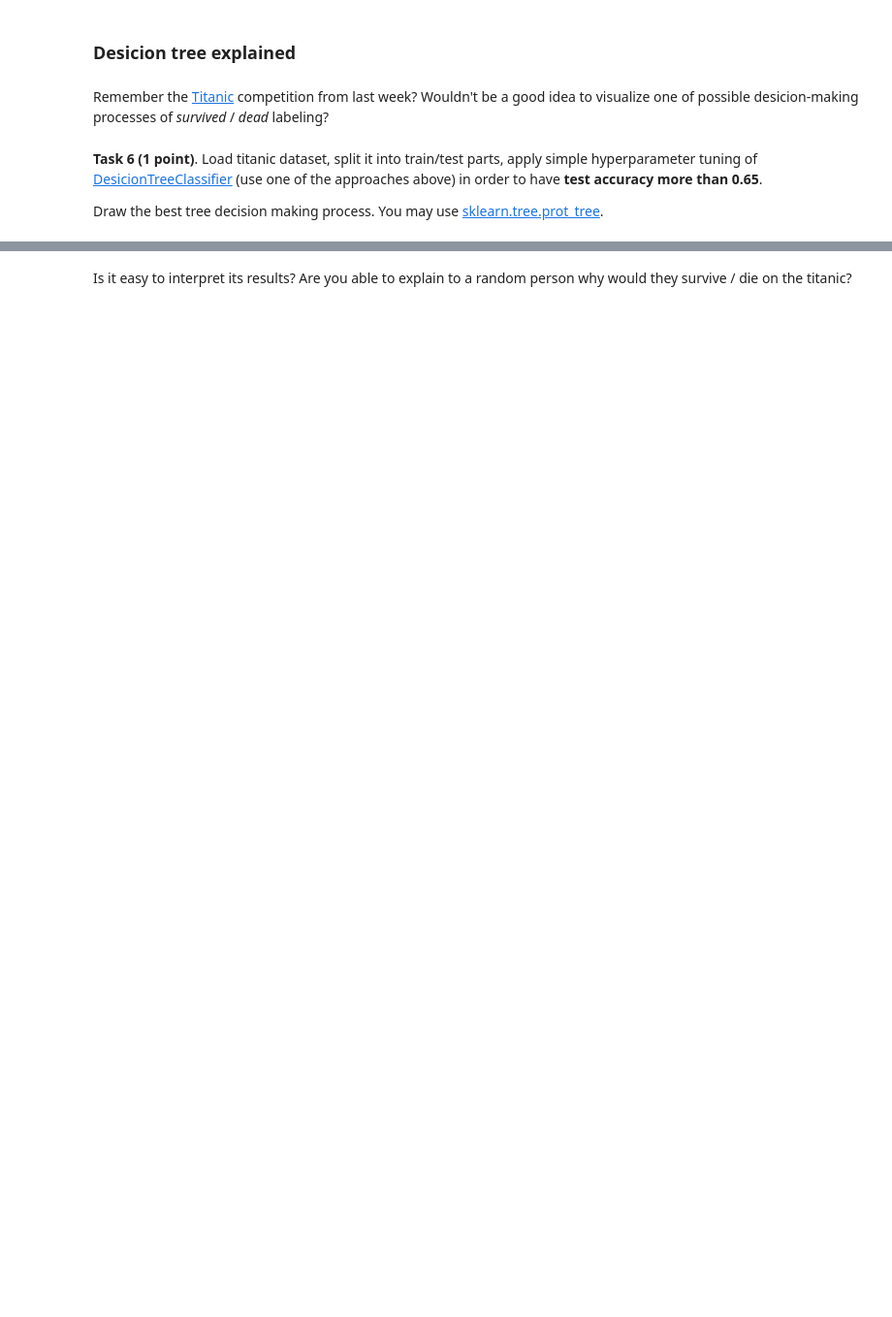
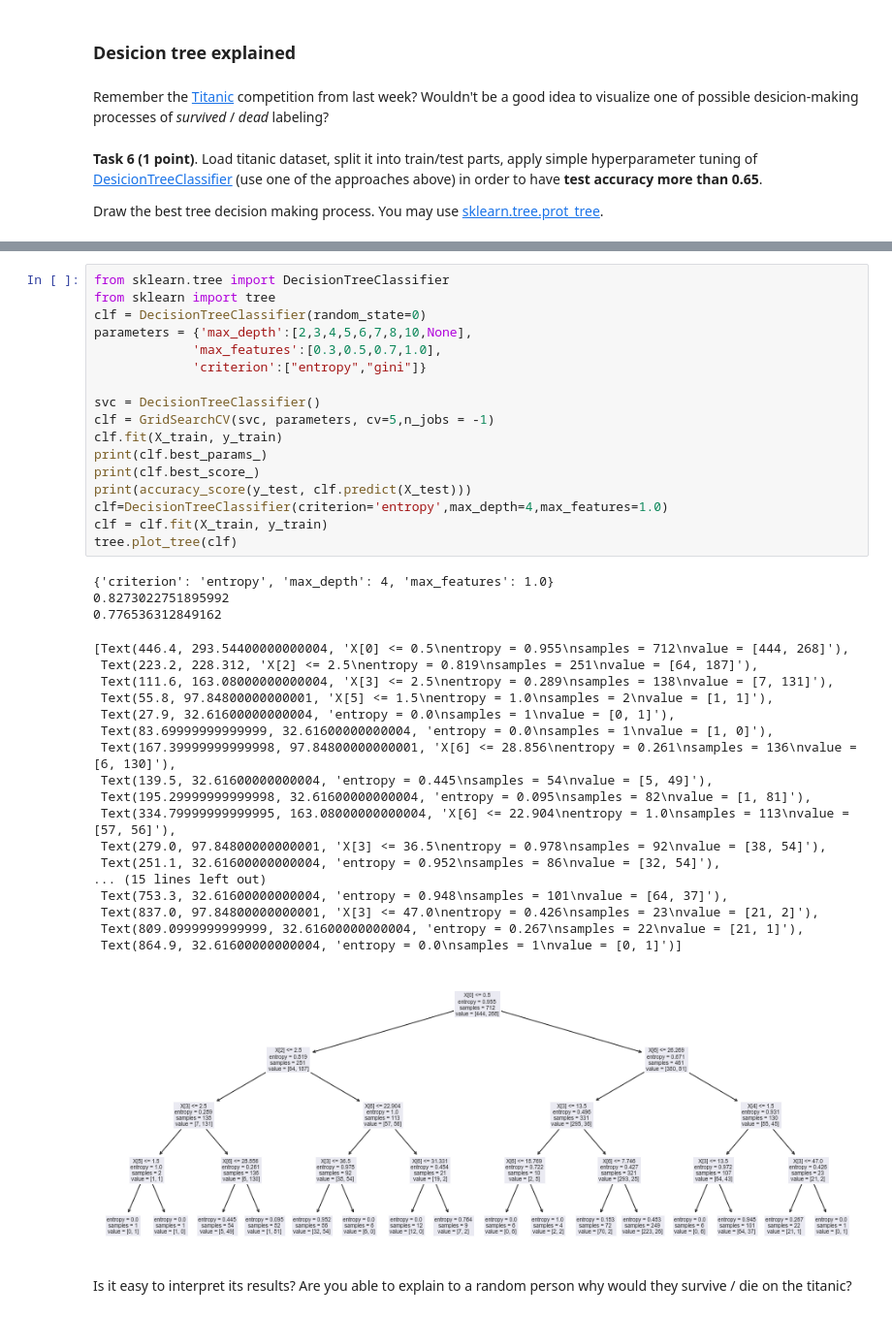
Before and after one commit to AlexeyZubar/Trees-and-Ensembles, a Jupyter notebook: rf_classifier.ipynb, the cells around one changed output, grey strips where cells are left out. Shown: that part at 97% size. Drawn from its saved outputs; the diff is of its cells as text; blank space fills up the shorter version.

```diff
--- a/rf_classifier.ipynb
+++ b/rf_classifier.ipynb
@@ -601,2 +707,41 @@ from sklearn.tree import DecisionTreeClassifier
+# %%
+from sklearn.tree import DecisionTreeClassifier
+from sklearn import tree
+clf = DecisionTreeClassifier(random_state=0)
+parameters = {'max_depth':[2,3,4,5,6,7,8,10,None],
+             'max_features':[0.3,0.5,0.7,1.0],
+             'criterion':["entropy","gini"]}
+
+svc = DecisionTreeClassifier()
+clf = GridSearchCV(svc, parameters, cv=5,n_jobs = -1)
+clf.fit(X_train, y_train)
+print(clf.best_params_)
+print(clf.best_score_)
+print(accuracy_score(y_test, clf.predict(X_test)))
+clf=DecisionTreeClassifier(criterion='entropy',max_depth=4,max_features=1.0)
+clf = clf.fit(X_train, y_train)
+tree.plot_tree(clf)
+# %% [output]
+{'criterion': 'entropy', 'max_depth': 4, 'max_features': 1.0}
+0.8273022751895992
+0.776536312849162
+[Text(446.4, 293.54400000000004, 'X[0] <= 0.5\nentropy = 0.955\nsamples = 712\nvalue = [444, 268]'),
+ Text(223.2, 228.312, 'X[2] <= 2.5\nentropy = 0.819\nsamples = 251\nvalue = [64, 187]'),
+ Text(111.6, 163.08000000000004, 'X[3] <= 2.5\nentropy = 0.289\nsamples = 138\nvalue = [7, 131]'),
+ Text(55.8, 97.84800000000001, 'X[5] <= 1.5\nentropy = 1.0\nsamples = 2\nvalue = [1, 1]'),
+ Text(27.9, 32.61600000000004, 'entropy = 0.0\nsamples = 1\nvalue = [0, 1]'),
+ Text(83.69999999999999, 32.61600000000004, 'entropy = 0.0\nsamples = 1\nvalue = [1, 0]'),
+ Text(167.39999999999998, 97.84800000000001, 'X[6] <= 28.856\nentropy = 0.261\nsamples = 136\nvalue = [6, 130]'),
+ Text(139.5, 32.61600000000004, 'entropy = 0.445\nsamples = 54\nvalue = [5, 49]'),
+ Text(195.29999999999998, 32.61600000000004, 'entropy = 0.095\nsamples = 82\nvalue = [1, 81]'),
+ Text(334.79999999999995, 163.08000000000004, 'X[6] <= 22.904\nentropy = 1.0\nsamples = 113\nvalue = [57, 56]'),
+ Text(279.0, 97.84800000000001, 'X[3] <= 36.5\nentropy = 0.978\nsamples = 92\nvalue = [38, 54]'),
+ Text(251.1, 32.61600000000004, 'entropy = 0.952\nsamples = 86\nvalue = [32, 54]'),
+... (15 lines left out)
+ Text(753.3, 32.61600000000004, 'entropy = 0.948\nsamples = 101\nvalue = [64, 37]'),
+ Text(837.0, 97.84800000000001, 'X[3] <= 47.0\nentropy = 0.426\nsamples = 23\nvalue = [21, 2]'),
+ Text(809.0999999999999, 32.61600000000004, 'entropy = 0.267\nsamples = 22\nvalue = [21, 1]'),
+ Text(864.9, 32.61600000000004, 'entropy = 0.0\nsamples = 1\nvalue = [0, 1]')]
+[figure, added]
 # %% [markdown]
 Is it easy to interpret its results? Are you able to explain to a random person why would they survive / die on the titanic?
```
Also changed, not shown: parts of 20 cells of this notebook.
